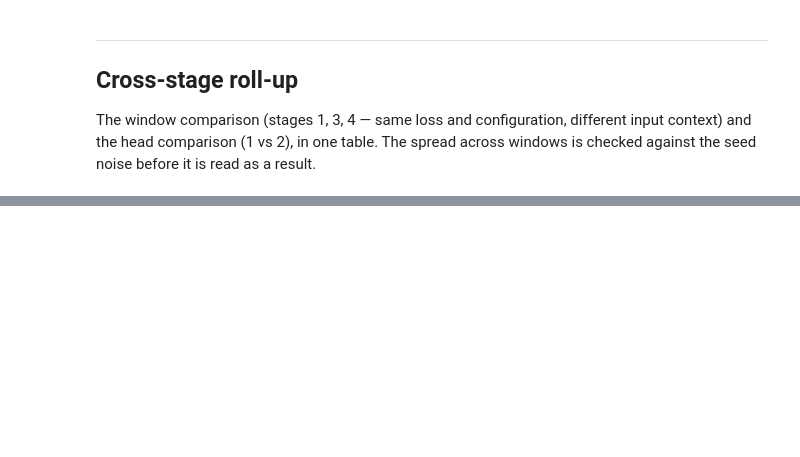
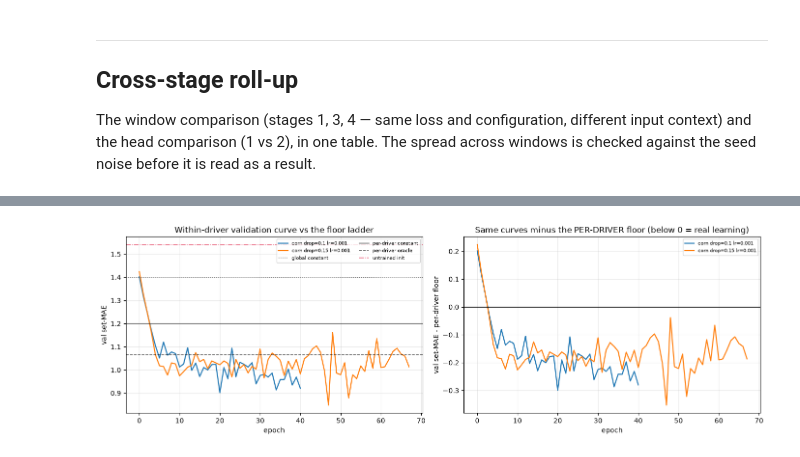
Before and after one commit to DaniPulidoE/ProActivity_Personalization, a Jupyter notebook: src/ProVoice/training_analysis/pop_model_training_analysis.ipynb, the cells around one changed output, grey strips where cells are left out. Drawn from its saved outputs; the diff is of its cells as text; code cells hidden in the pictures; blank space fills up the shorter version.

```diff
--- a/src/ProVoice/training_analysis/pop_model_training_analysis.ipynb
+++ b/src/ProVoice/training_analysis/pop_model_training_analysis.ipynb
@@ -1159,0 +1173,99 @@ NOTE: in every stage the mean EMD(pred, val) exceeds EMD(train-labels, val-label
+# %%
+# --------------------------- within-driver: curves plot and the verdict
+
+def wd_plot_curves(curves: pd.DataFrame, df: pd.DataFrame):
+    """Validation set-MAE vs epoch, one line per (loss, config), floors overlaid.
+
+    Left: raw set-MAE with all three floors and the untrained init drawn in, so
+    the reader sees which references the curve actually crosses and in what
+    order. Right: the same curves MINUS the per-driver floor, where zero is the
+    only line that matters and crossing it is this section's whole question.
+    """
+    if curves.empty:
+        print("(no curves yet)")
+        return
+    fig, axes = plt.subplots(1, 2, figsize=(14, 4.6))
+    pdc = float(df["pdconst_set_mae"].mean()) if not df.empty else np.nan
+
+    for (loss, drop, lr), c in curves.groupby(["loss", "dropout", "lr"]):
+        m = c.groupby("epoch")["set_mae"].mean()
+        lbl = f"{loss} drop={drop} lr={lr:g}"
+        axes[0].plot(m.index, m.values, label=lbl, lw=1.6)
+        if np.isfinite(pdc):
+            axes[1].plot(m.index, m.values - pdc, label=lbl, lw=1.6)
+
+    if not df.empty:
+        for nm, col, st in (("global constant", "const_set_mae", ":"),
+                            ("per-driver constant", "pdconst_set_mae", "-"),
+                            ("per-driver oracle", "pdconst_oracle_set_mae", "--")):
+            axes[0].axhline(float(df[col].mean()), ls=st, c="k", lw=1.1, alpha=.65,
+                            label=nm)
+        axes[0].axhline(float(df["init_set_mae"].mean()), ls="-.", c="crimson", lw=1.1,
+                        alpha=.7, label="untrained init")
+    axes[1].axhline(0.0, c="k", lw=1.2)
+
+    axes[0].set_title("Within-driver validation curve vs the floor ladder")
+    axes[1].set_title("Same curves minus the PER-DRIVER floor (below 0 = real learning)")
+    for a in axes:
+        a.set_xlabel("epoch")
+        a.grid(alpha=.25)
+    axes[0].set_ylabel("val set-MAE")
+    axes[1].set_ylabel("val set-MAE - per-driver floor")
+    axes[0].legend(fontsize=7, ncol=2)
+    if np.isfinite(pdc):
+        axes[1].legend(fontsize=7)
+    plt.tight_layout()
+    plt.show()
+
+
+def wd_verdict(df: pd.DataFrame) -> None:
+    """State which of explanation (a) or (b) the run supports, in words.
+
+    Deliberately blunt: this section exists to make one decision, and leaving it
+    implicit in a table is how a null result gets read as a positive one.
+    """
+    if df.empty:
+        print("(no completed runs)")
+        return
+    t = wd_table_per_arm(df)
+    best = t.iloc[0]
+    learns = best["gain_vs_init"] > 0.01
+    beats_pd = bool(best["beats_pdconst"])
+    print(f"BEST ARM: {best['loss']} {best['config']}  set-MAE {best['set_mae']:.3f}"
+          f"  (init {best['init_mae']:.3f}, global floor {best['const_mae']:.3f}, "
+          f"per-driver floor {best['pdconst_mae']:.3f}, QWK {best['qwk']:.3f})")
+    print()
+    if learns and beats_pd:
+        print("VERDICT: explanation (a). The features DO carry LoA signal and the")
+        print("training path works - the model beats a floor that already knows who is")
+        print("driving. Sections 1-4 are then a TRANSFER failure, not a learnability")
+        print("failure, and the population checkpoint is legitimately an initialization")
+        print("rather than a result. soft-CORN is not broken.")
+    elif learns and not beats_pd:
+        print("VERDICT: learned WHO, not WHEN. Training moves the model, but not past a")
+        print("floor that needs no features at all - consistent with the embedding")
+        print("carrying driver identity and little else. Run the bias-only adaptation")
+        print("check before the LODO arms: if adapting only the CORN biases matches")
+        print("adapting the full head, both arms are tied by construction.")
+    else:
+        print("VERDICT: explanation (b) is live. The model does not improve on its own")
+        print("untrained init even with the driver in the training set. Suspect the")
+        print("features or the training path BEFORE running either personalization arm.")
+        print("Check soft_corn_loss against coral_pytorch on single-label rows first.")
+
+
+_wd = wd_load()
+if _wd.empty:
+    print("(within-driver sweep has not produced results yet)")
+else:
+    display(Markdown("**Table 8 - per arm** (mean over seeds; read `vs_pdconst`, not `set_mae`)"))
+    display(wd_table_per_arm(_wd))
+    display(Markdown("**Table 9 - the floor ladder**"))
+    display(wd_table_floors(_wd))
+    display(Markdown("**Table 10 - CORN vs CE, paired on (dropout, lr, seed)**"))
+    _wdp_tbl = wd_table_paired(_wd)
+    display(_wdp_tbl if not _wdp_tbl.empty else "(needs both losses)")
+    wd_plot_curves(wd_curves(), _wd)
+    print()
+    wd_verdict(_wd)
+# %% [output]
@@ -1159,0 +1285 @@ NOTE: in every stage the mean EMD(pred, val) exceeds EMD(train-labels, val-label
+[figure, added]
```
Also changed, not shown: parts of 13 cells of this notebook, 23 other files.
